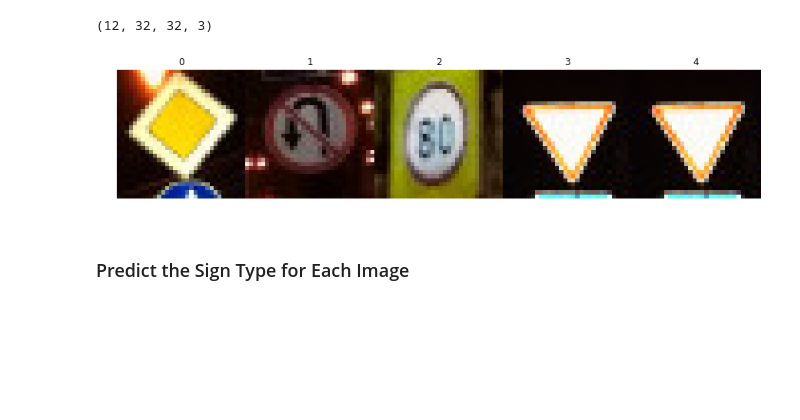
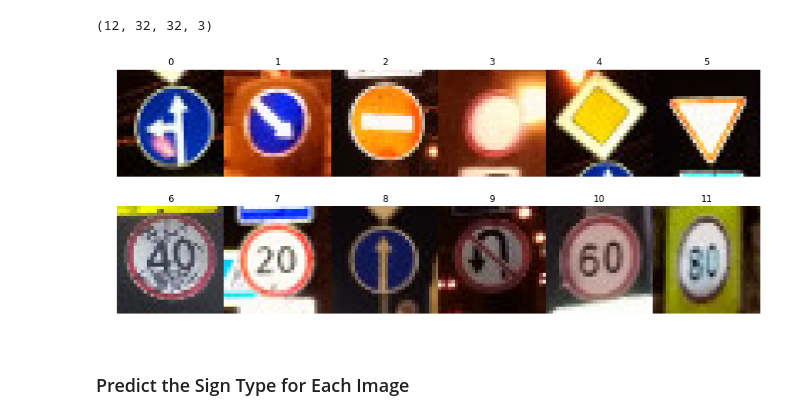
Before and after one commit to kdsian/CarND-P2-Traffic-Sign-Classifier, a Jupyter notebook: Traffic_Sign_Classifier.ipynb, the cells around one changed output. Cells and saved outputs as stored; diff of their text form; code cells hidden in the pictures; blank space fills up the shorter version.

```diff
--- a/Traffic_Sign_Classifier.ipynb
+++ b/Traffic_Sign_Classifier.ipynb
@@ -317,11 +341,11 @@ image_shape[3]
 # %%
 x = tf.placeholder(tf.float32, (None, 32, 32, image_shape[3]))
 y = tf.placeholder(tf.int32, (None))
+keep_prob = tf.placeholder(tf.float32) # probability to keep units
 one_hot_y = tf.one_hot(y, n_classes)
 # %%
-rate = 0.001
 
-logits = LeNet(x)
+logits = LeNet(x,keep_prob)
 cross_entropy = tf.nn.softmax_cross_entropy_with_logits(labels=one_hot_y, logits=logits)
 loss_operation = tf.reduce_mean(cross_entropy)
 optimizer = tf.train.AdamOptimizer(learning_rate = rate)
@@ -337,7 +361,7 @@ def evaluate(X_data, y_data):
     sess = tf.get_default_session()
     for offset in range(0, num_examples, BATCH_SIZE):
         batch_x, batch_y = X_data[offset:offset+BATCH_SIZE], y_data[offset:offset+BATCH_SIZE]
-        accuracy = sess.run(accuracy_operation, feed_dict={x: batch_x, y: batch_y})
+        accuracy = sess.run(accuracy_operation, feed_dict={x: batch_x, y: batch_y,keep_prob:1.0})
         total_accuracy += (accuracy * len(batch_x))
     return total_accuracy / num_examples
 # %% [markdown]
@@ -362,7 +386,7 @@ with tf.Session() as sess:
         for offset in range(0, num_examples, BATCH_SIZE):
             end = offset + BATCH_SIZE
             batch_x, batch_y = X_train_prep[offset:end], y_train[offset:end]
-            sess.run(training_operation, feed_dict={x: batch_x, y: batch_y})
+            sess.run(training_operation, feed_dict={x: batch_x, y: batch_y,keep_prob:0.5})
 
         validation_accuracy = evaluate(X_valid_prep, y_valid)
         print("EPOCH {} ...".format(i+1))
@@ -442,10 +466,19 @@ image.shape
 X_test_new.shape
 # %% [output]
 (12, 32, 32, 3)
-# %%
-plot_image(X_test_new)
-# %% [output]
-[figure, removed]
+# %%
+fig, axs = plt.subplots(2,6, figsize=(15, 6))
+fig.subplots_adjust(hspace = .2, wspace=.001)
+axs = axs.ravel()
+for i in range(12):
+    index = i
+    image = X_test_new[index]
+    axs[i].axis('off')
+    axs[i].imshow(image.squeeze())
+    axs[i].set_title(i)
+plt.savefig('examples/dataset_new.png')
+# %% [output]
+[figure, added]
 # %% [markdown]
 ### Predict the Sign Type for Each Image
 # %%
```
Also changed, not shown: parts of 17 cells of this notebook, 12 other files.
